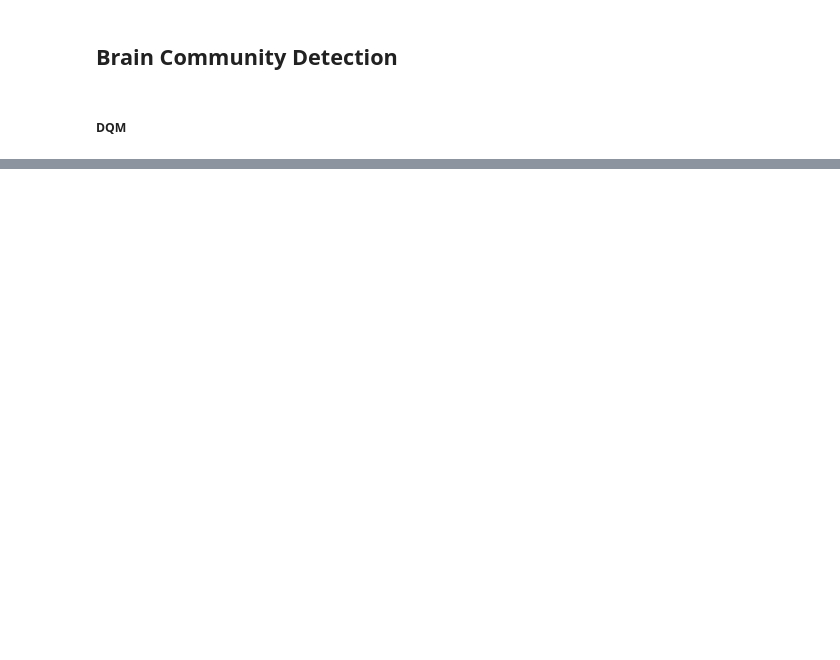
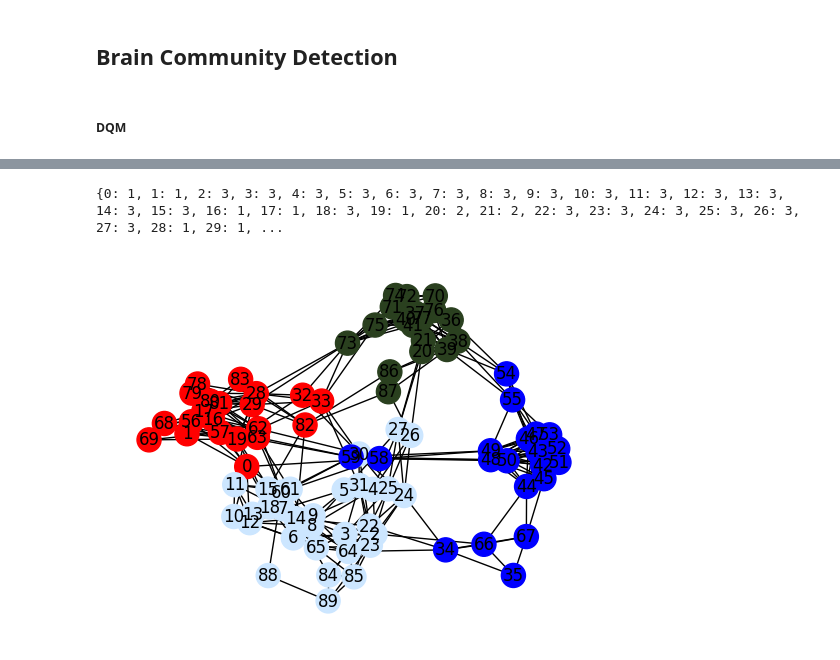
Before and after one commit to qc-lab/QHyper, a Jupyter notebook: demo/brain_community_detection_demo.ipynb, the cells around one changed output, grey strips where cells are left out. Saved outputs shown, nothing was run; the diff lists cells and outputs as text; code cells hidden in the pictures; blank space fills up the shorter version.

Commit message:
Clean up notebooks, max cut and brain problem separately

```diff
--- a/demo/brain_community_detection_demo.ipynb
+++ b/demo/brain_community_detection_demo.ipynb
@@ -23,23 +15,0 @@ variables = sympy.symbols(' '.join([f'x{i}' for i in range(len(G.nodes))]))
-# %%
-from sympy.core.expr import Expr
-from typing import cast
-from QHyper.hyperparameter_gen.parser import Expression
-
-
-equation: Expr = cast(Expr, 0)
-cross_out = [[0 for _ in range(len(G.nodes))] for _ in range(len(G.nodes))]
-for i in G.nodes():
-    for j in G.nodes():
-        if i==j:
-            continue
-        if cross_out[i][j] != 0:
-            continue
-        u_var, v_var = variables[i], variables[j]
-        print(u_var, v_var, i, j)
-        equation += u_var*v_var*brain.B[i,j]
-        cross_out[i][j] = 1
-print("done")
-equation *= -1
-print("done")
-
-# brain.objective_function = Expression(equation)
@@ -51,5 +17,5 @@ brain.objective_function = equation_expression
 from QHyper.solvers.dqm import DQM
 
 
-brain_dqm = DQM(brain, 5)
-# brain_sampleset = brain_dqm.solve()
+brain_dqm = DQM(brain_problem, 5)
+brain_sampleset = brain_dqm.solve_from_graph()
@@ -58,2 +21,0 @@ equation_expression.as_dict()
-# %%
-brain_sampleset = brain_dqm.solve()
@@ -63,25 +23,28 @@ brain_sampleset.first.sample
 import numpy as np
 
 
-samples = brain_sampleset
-sample = samples.first.sample
-energy = samples.first.energy
-run_time=(samples.info['run_time'])*0.001
+sample = brain_sampleset.first.sample
+energy = brain_sampleset.first.energy
+run_time=(brain_sampleset.info['run_time'])*0.001
 
 communities=[]
-for k in (range(brain.num_cases)):
+for k in (range(brain_problem.num_cases)):
     comm=[]
     for i in sample:
         if sample[i]==k:
             comm.append(i)
     communities.append(set(comm))
 
-counts = np.zeros(brain.num_cases)
+counts = np.zeros(brain_problem.num_cases)
 for s in sample.values():
     counts[s] += 1
 
 print(sample)
+# %% [output]
+{0: 1, 1: 1, 2: 3, 3: 3, 4: 3, 5: 3, 6: 3, 7: 3, 8: 3, 9: 3, 10: 3, 11: 3, 12: 3, 13: 3, 14: 3, 15: 3, 16: 1, 17: 1, 18: 3, 19: 1, 20: 2, 21: 2, 22: 3, 23: 3, 24: 3, 25: 3, 26: 3, 27: 3, 28: 1, 29: 1, ...
 # %%
 output_folder = "./demo_output"
 results = communities, run_time, energy, counts, sample
-brain.plot_results(output_folder, results)
+brain_problem.plot_results(output_folder, results)
+# %% [output]
+[figure, added]
```
Also changed, not shown: parts of 6 cells of this notebook, 7 other files.
